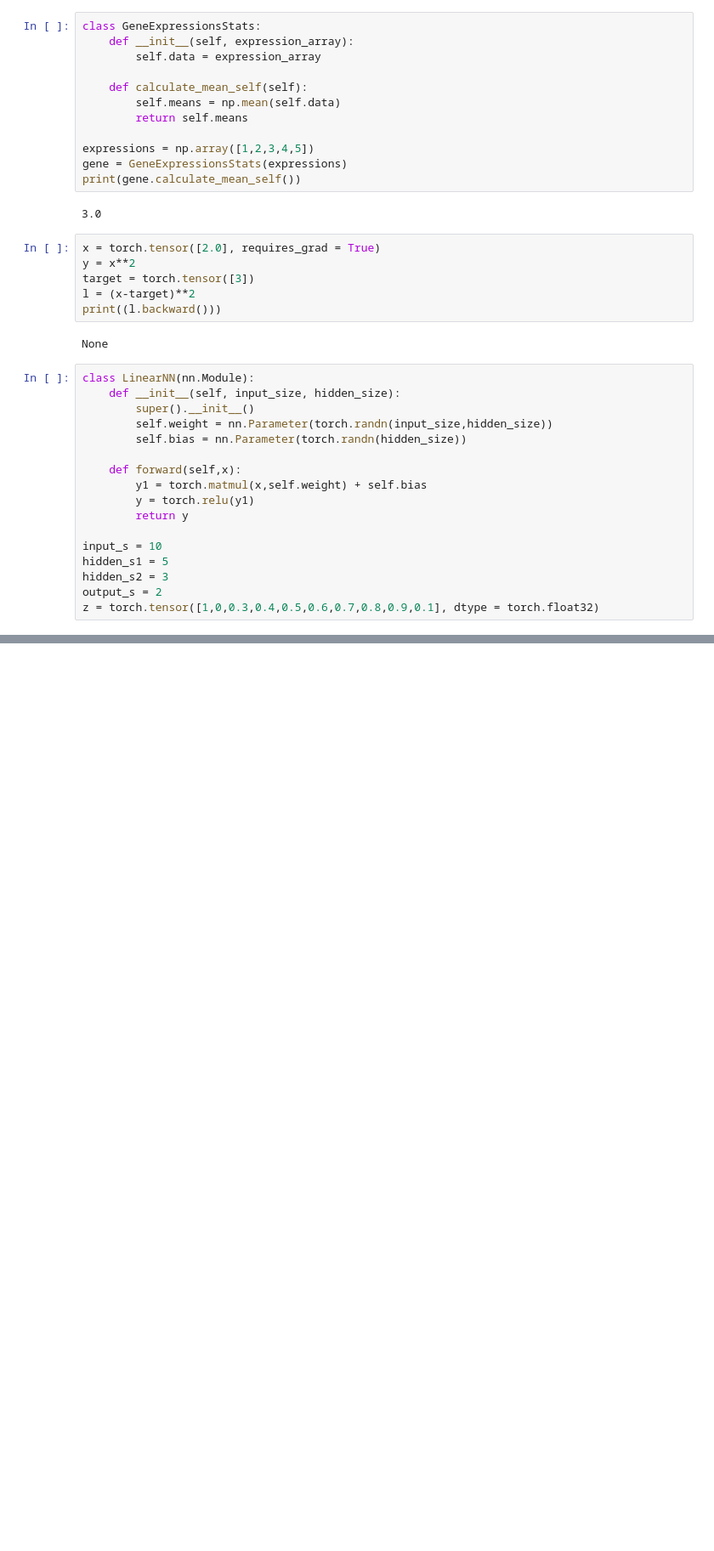
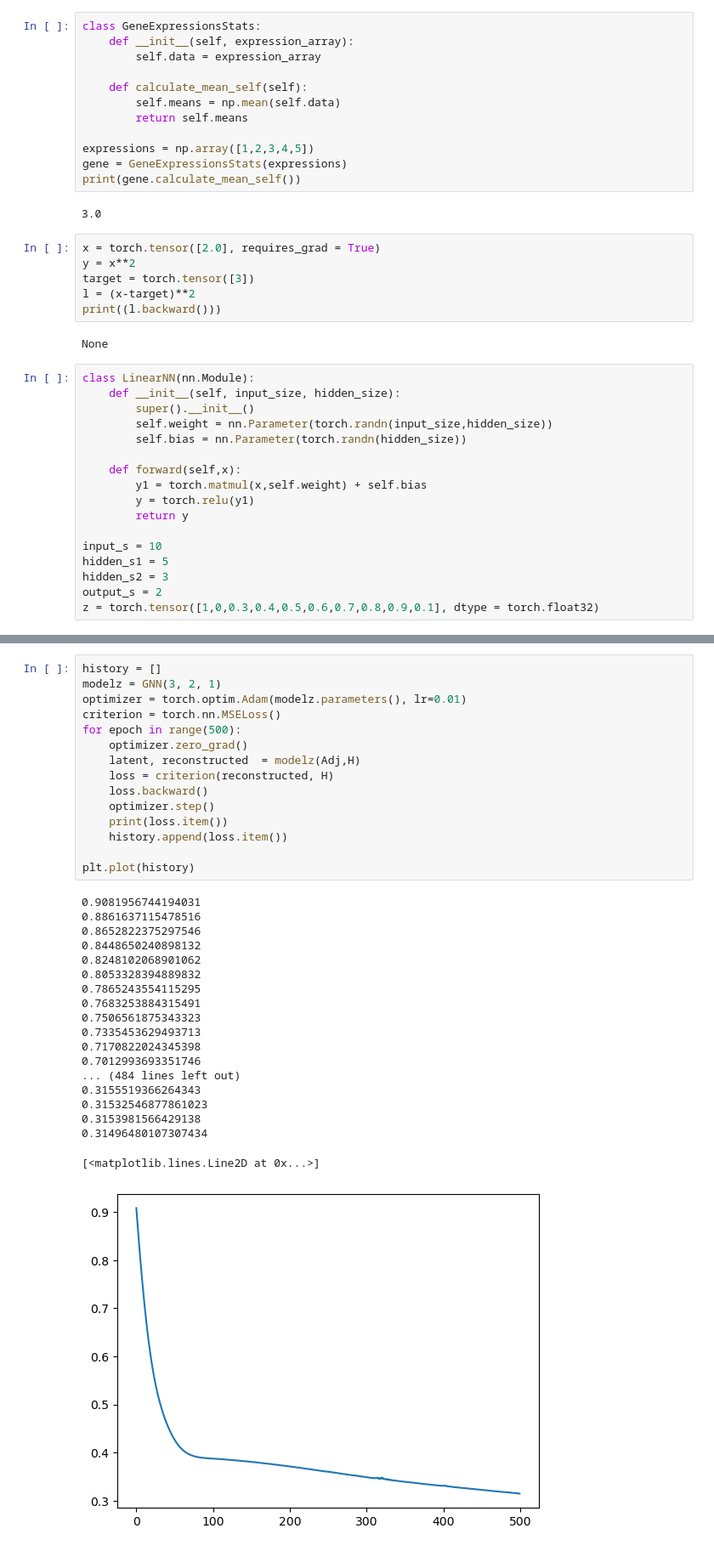
Before and after one commit to Dhrude80/Practice-Single-cell, a Jupyter notebook: pytorch_1.ipynb, the cells around one changed output, grey strips where cells are left out. Shown at 85% size. Drawn from its saved outputs; the diff is of its cells as text; blank space fills up the shorter version.

```diff
--- a/pytorch_1.ipynb
+++ b/pytorch_1.ipynb
@@ -87,0 +130,35 @@ for efgh in range(100):
+# %%
+history = []
+modelz = GNN(3, 2, 1)
+optimizer = torch.optim.Adam(modelz.parameters(), lr=0.01)
+criterion = torch.nn.MSELoss()
+for epoch in range(500):
+    optimizer.zero_grad()
+    latent, reconstructed  = modelz(Adj,H)
+    loss = criterion(reconstructed, H)
+    loss.backward()
+    optimizer.step()
+    print(loss.item())
+    history.append(loss.item())
+
+plt.plot(history)
+# %% [output]
+0.9081956744194031
+0.8861637115478516
+0.8652822375297546
+0.8448650240898132
+0.8248102068901062
+0.8053328394889832
+0.7865243554115295
+0.7683253884315491
+0.7506561875343323
+0.7335453629493713
+0.7170822024345398
+0.7012993693351746
+... (484 lines left out)
+0.3155519366264343
+0.31532546877861023
+0.3153981566429138
+0.31496480107307434
+[<matplotlib.lines.Line2D at 0x...>]
+[figure, added]
```
Also changed, not shown: parts of 3 cells of this notebook.
